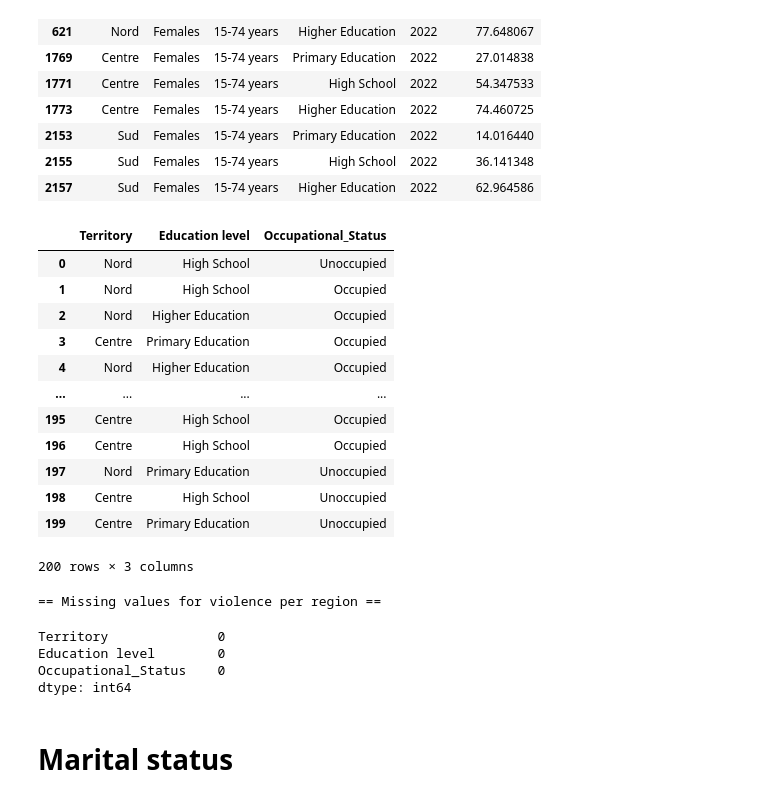
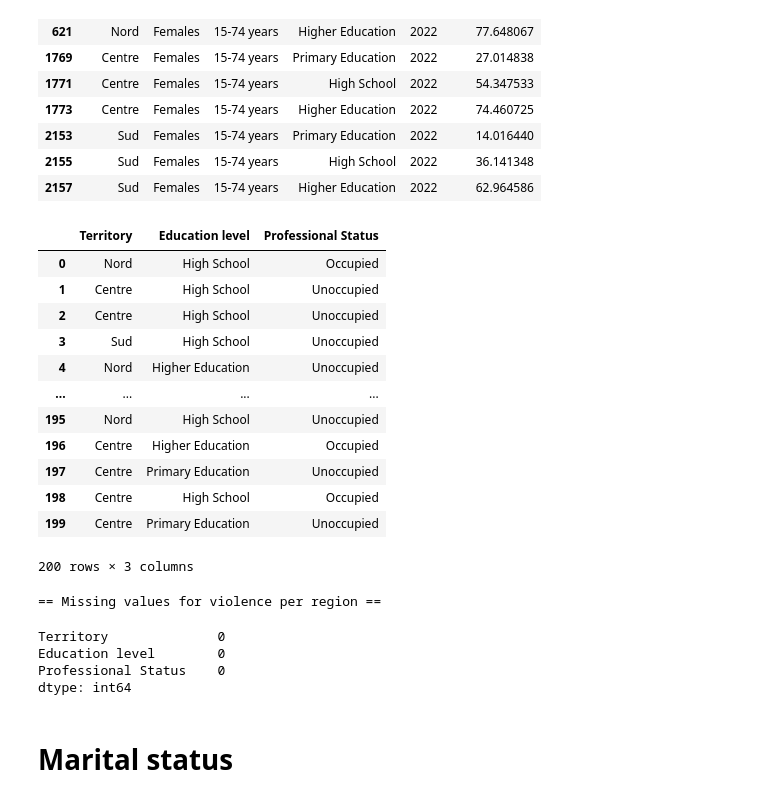
Before and after one commit to Cecilia8989/PfDA_Assignement, a Jupyter notebook: PfDA_Project_1.ipynb, the cells around one changed output. Drawn from its saved outputs; the diff is of its cells as text; code cells hidden in the pictures.

```diff
--- a/PfDA_Project_1.ipynb
+++ b/PfDA_Project_1.ipynb
@@ -732,35 +733,35 @@ occupancy_rate
 # %%
 # Group 'violence_against_women' by 'Territory' and 'Educational level'
 grouped_occupancy_region = occupancy_rate.groupby(['Territory', 'Education level'])['%_occupation']
 
 def Occupancy_level(row):
     # Extract 'Territory' and 'Educational level' from the current row
     row_combination = (row['Territory'], row['Education level'])
 
     # Check if the row_combination is present in the grouped data
     if row_combination in grouped_occupancy_region.groups:
         # Retrieve the first value of '%_occupation' for the corresponding group
         rate_of_occupancy = grouped_occupancy_region.get_group(row_combination).values[0]/100
         occupation_binomial = np.random.binomial(1, p=rate_of_occupancy)
         occupation = "Occupied" if occupation_binomial == 1 else "Unoccupied"
         return occupation
 
 
 # Apply the function to all rows and create a new column '%_of_occupation' in 'violence_against_women'
-violence_against_women["Occupational_Status"] = violence_against_women.apply(Occupancy_level, axis=1)
+violence_against_women["Professional Status"] = violence_against_women.apply(Occupancy_level, axis=1)
 violence_against_women
 # %% [output]
-|  | Territory | Education level | Occupational_Status |
-| 0 | Nord | High School | Unoccupied |
-| 1 | Nord | High School | Occupied |
-| 2 | Nord | Higher Education | Occupied |
-| 3 | Centre | Primary Education | Occupied |
-| 4 | Nord | Higher Education | Occupied |
+|  | Territory | Education level | Professional Status |
+| 0 | Nord | High School | Occupied |
+| 1 | Centre | High School | Unoccupied |
+| 2 | Centre | High School | Unoccupied |
+| 3 | Sud | High School | Unoccupied |
+| 4 | Nord | Higher Education | Unoccupied |
 | ... | ... | ... | ... |
-| 195 | Centre | High School | Occupied |
-| 196 | Centre | High School | Occupied |
-| 197 | Nord | Primary Education | Unoccupied |
-| 198 | Centre | High School | Unoccupied |
+| 195 | Nord | High School | Unoccupied |
+| 196 | Centre | Higher Education | Occupied |
+| 197 | Centre | Primary Education | Unoccupied |
+| 198 | Centre | High School | Occupied |
 | 199 | Centre | Primary Education | Unoccupied |
 200 rows × 3 columns
 # %%
@@ -772,7 +773,7 @@ violence_against_women.isnull().sum()
 == Missing values for violence per region ==
 Territory              0
 Education level        0
-Occupational_Status    0
+Professional Status    0
 dtype: int64
 # %% [markdown]
 # Marital status
```
Also changed, not shown: parts of 35 cells of this notebook, 2 other files.
